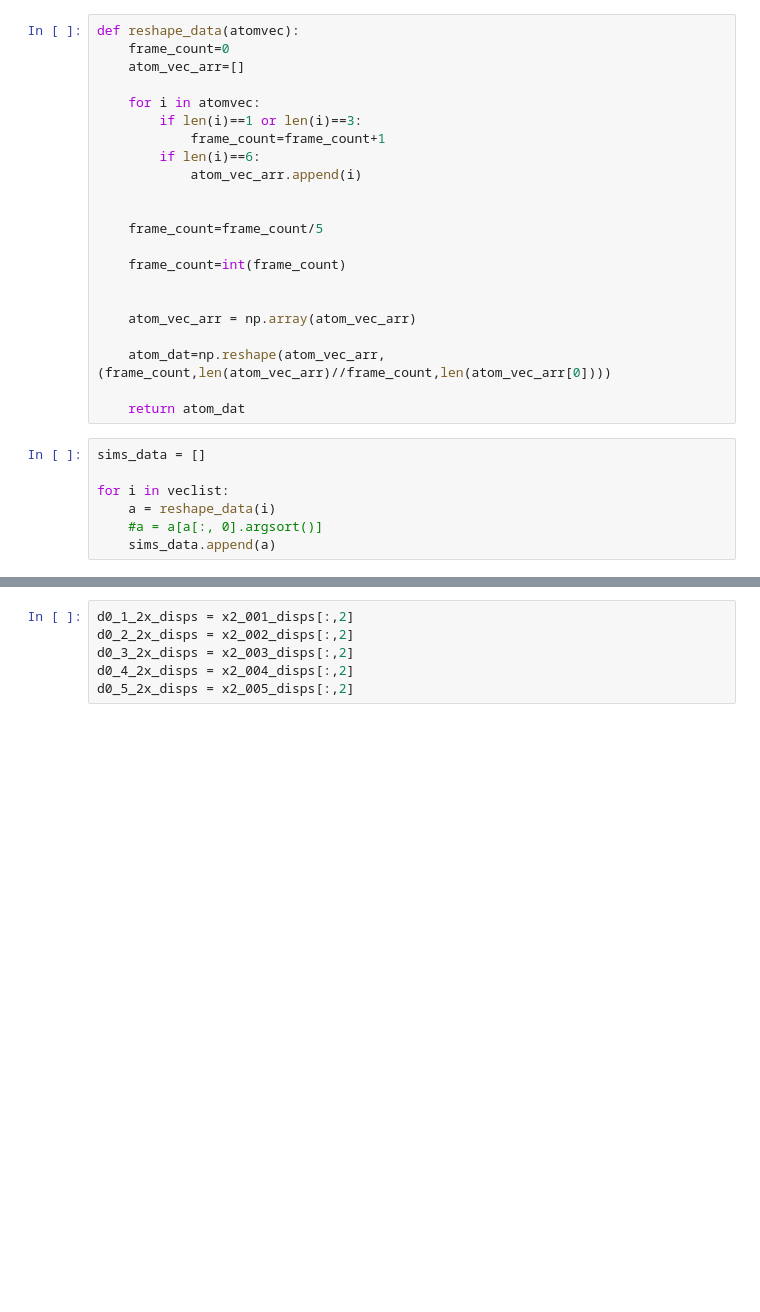
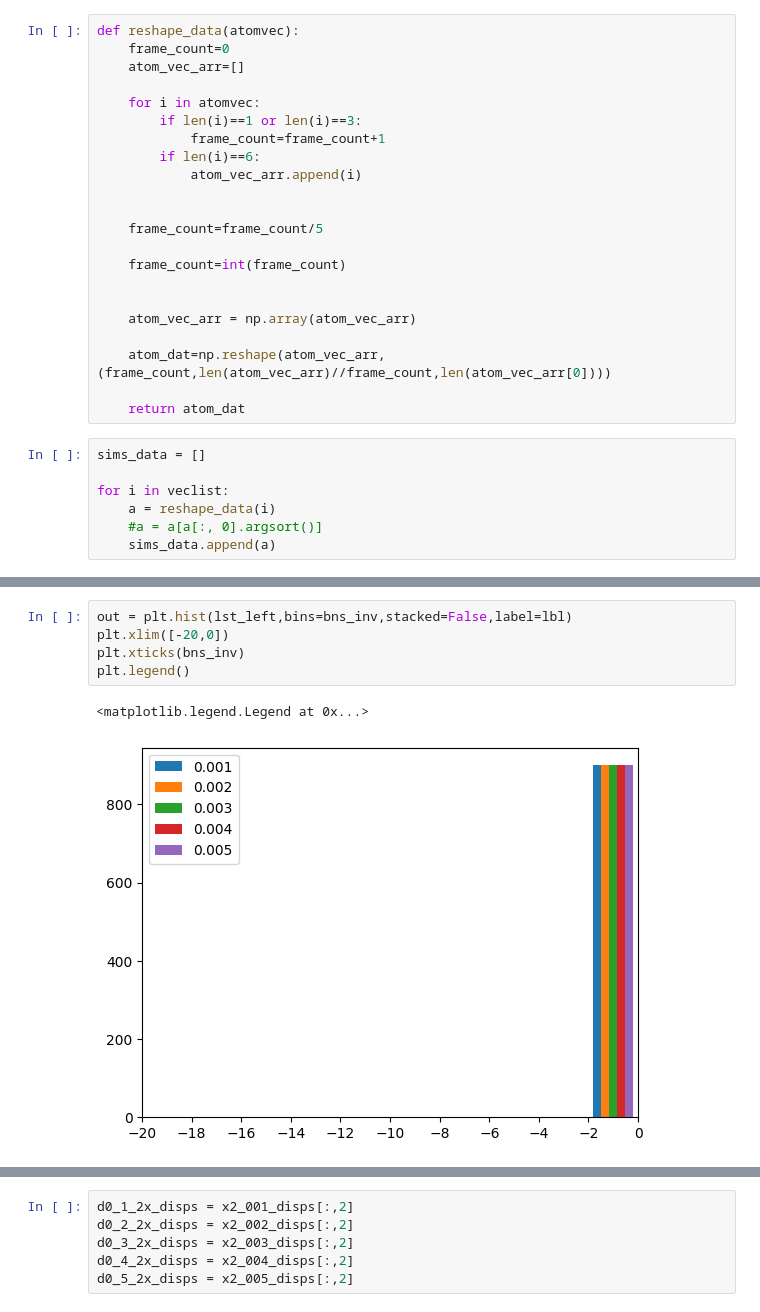
Before and after one commit to Ata-gith/Ata-gith, a Jupyter notebook: dispanalyze.ipynb, the cells around one changed output, grey strips where cells are left out. Cells and saved outputs as stored; diff of their text form; blank space fills up the shorter version.

```diff
--- a/dispanalyze.ipynb
+++ b/dispanalyze.ipynb
@@ -85,0 +136,8 @@ print(x2_001_disps[:,2])
+# %%
+out = plt.hist(lst_left,bins=bns_inv,stacked=False,label=lbl)
+plt.xlim([-20,0])
+plt.xticks(bns_inv)
+plt.legend()
+# %% [output]
+<matplotlib.legend.Legend at 0x...>
+[figure, added]
```
Also changed, not shown: parts of 25 cells of this notebook.
